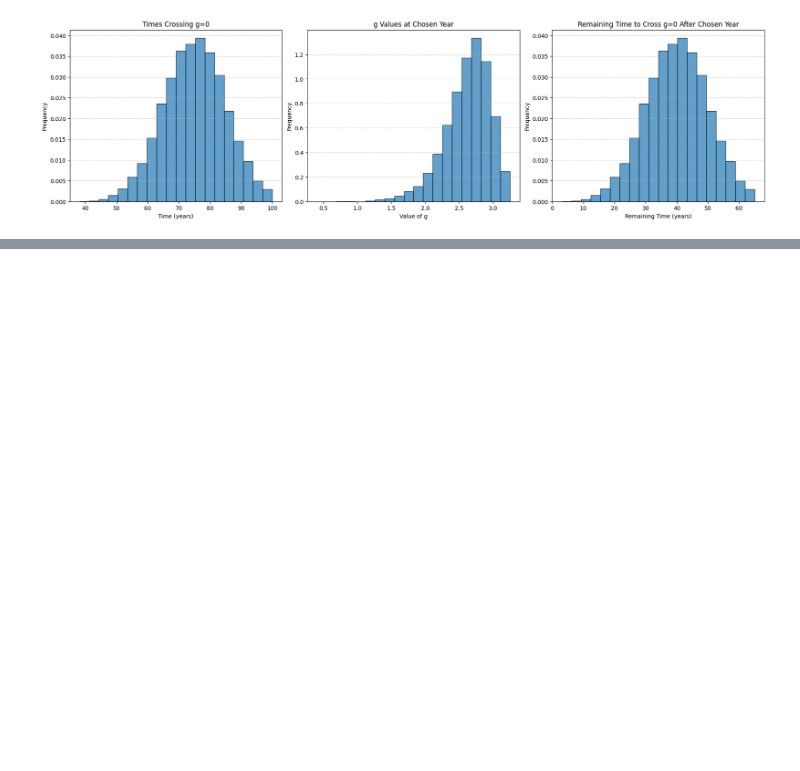
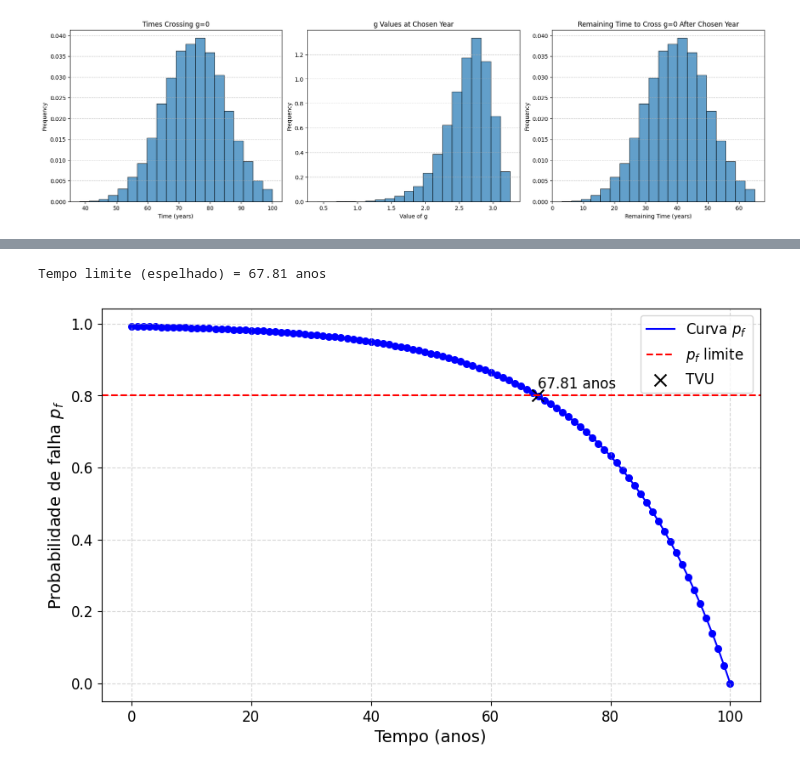
Before and after one commit to Pesquisa-UFCAT/2024-1_victor_hugo_renata_maria, a Jupyter notebook: rul.ipynb, the cells around one changed output, grey strips where cells are left out. Cells and saved outputs as stored; diff of their text form; code cells hidden in the pictures; blank space fills up the shorter version.

```diff
--- a/rul.ipynb
+++ b/rul.ipynb
@@ -214,0 +245,77 @@ plt.show()
+# %%
+import numpy as np
+import matplotlib.pyplot as plt
+from scipy.interpolate import CubicSpline
+from scipy.optimize import bisect
+
+def verifica_tempo_limite_espelhado_x(pf_list: np.ndarray, temp_list: np.ndarray, pf_limit: float, plotar: bool = True) -> float:
+    """
+    Determina o tempo em que a probabilidade de falha da estrutura atinge o valor limite (pf_limit),
+    espelhando a curva em relação ao eixo X.
+    """
+
+    # Ordena os dados pelo tempo
+    sorted_indices = np.argsort(temp_list)
+    X1 = np.array(temp_list)[sorted_indices]
+    Y1 = np.array(pf_list)[sorted_indices]
+
+    # Espelhamento horizontal
+    X1_espelhado = X1[-1] - X1
+
+    # Reordena para spline: deve ser estritamente crescente
+    reorder_indices = np.argsort(X1_espelhado)
+    X1_espelhado_sorted = X1_espelhado[reorder_indices]
+    Y1_sorted = Y1[reorder_indices]
+
+    # Função spline
+    f1 = CubicSpline(X1_espelhado_sorted, Y1_sorted)
+
+    # Função diferença para encontrar interseção
+    def diff(x):
+        return f1(x) - pf_limit
+
+    # Busca do ponto de interseção
+    x_values = np.linspace(X1_espelhado_sorted[0], X1_espelhado_sorted[-1], 1000)
+    x_cross, y_cross = None, None
+    for i in range(len(x_values)-1):
+        if diff(x_values[i]) * diff(x_values[i+1]) < 0:
+            x_cross = bisect(diff, x_values[i], x_values[i+1])
+            y_cross = f1(x_cross)
+            # Converte o valor espelhado de volta para o tempo original
+            x_cross_original = X1[-1] - x_cross
+            tempo_espelhado = 100 - x_cross_original
+            print(f"Tempo limite (espelhado) = {tempo_espelhado:.2f} anos")
+
+            break
+
+    # Plotagem do gráfico
+    if plotar:
+        plt.figure(figsize=(10, 6))
+        plt.plot(X1_espelhado_sorted, Y1_sorted, color='blue', label="Curva $p_f$")
+        plt.scatter(X1_espelhado_sorted, Y1_sorted, color='blue', marker='o', s=30)
+        plt.axhline(y=pf_limit, color='red', linestyle='--', label="$p_f$ limite")
+        if x_cross is not None and y_cross is not None:
+            plt.scatter(x_cross, y_cross, color='black', marker='x', s=100, label="TVU")
+            plt.text(x_cross, y_cross + 0.02, f"{tempo_espelhado:.2f} anos", fontsize=12, ha='left')
+
+        plt.xlabel("Tempo (anos)", fontsize=14)
+        plt.ylabel("Probabilidade de falha $p_f$", fontsize=14)
+
+        plt.grid(True, linestyle='--', alpha=0.5)
+        plt.legend(fontsize=12, loc='upper right')
+        plt.xticks(fontsize=12)
+        plt.yticks(fontsize=12)
+        plt.show()
+
+    return x_cross_original if x_cross is not None else None
+
+
+# Exemplo de uso
+temp_list = np.linspace(0, 100, 101)
+pf_list = 1 - np.exp(-0.05 * temp_list)
+pf_limit = 0.8
+
+temp_limit = verifica_tempo_limite_espelhado_x(pf_list, temp_list, pf_limit)
+# %% [output]
+Tempo limite (espelhado) = 67.81 anos
+[figure, added]
```
Also changed, not shown: parts of 6 cells of this notebook, 5 other files.
